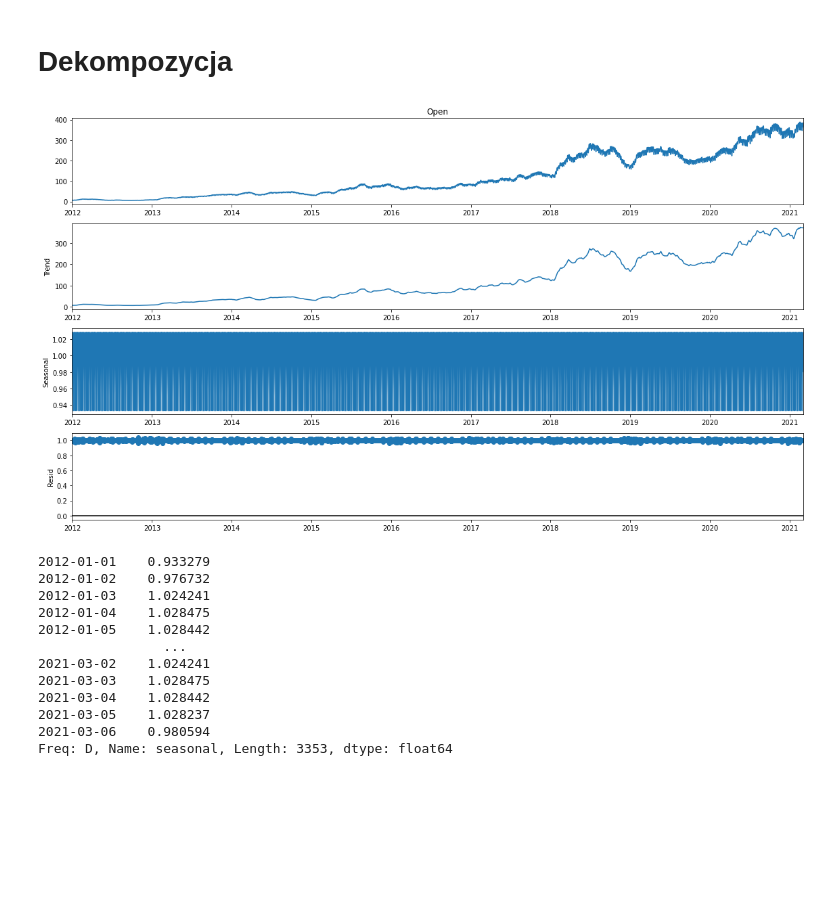
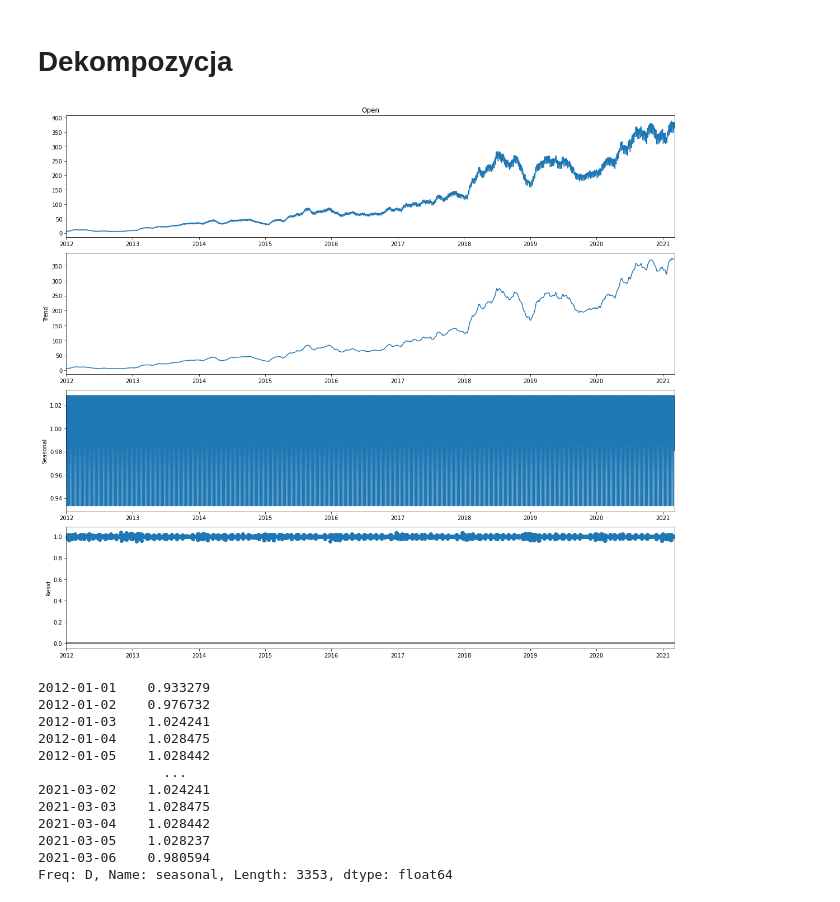
Before and after one commit to Staszek15/ARMA-Netflix-time-series, a Jupyter notebook: ARMA.ipynb, the cells around one changed output. Saved outputs shown, nothing was run; the diff lists cells and outputs as text; code cells hidden in the pictures; blank space fills up the shorter version.

```diff
--- a/ARMA.ipynb
+++ b/ARMA.ipynb
@@ -141,14 +168,14 @@ Text(0.5, 1.0, 'Wykres zależności ceny otwarcia od czasu dla zbioru treningowe
 # %% [markdown]
 # Dekompozycja
 # %%
-plt.rcParams["figure.figsize"] = (16,9)
+plt.rcParams["figure.figsize"] = (16,14)
 decompose_result = seasonal_decompose(training["Open"], model="multiplicative")
 decompose_result.plot();
 plt.rcParams["figure.figsize"] = (12,7)
 
 plt.savefig("decomposition.pdf", bbox_inches='tight')
 # %% [output]
-[figure, old version]
+[figure, new version]
 # %%
 seasonal = decompose_result.seasonal
 seasonal
```
Also changed, not shown: parts of 37 cells of this notebook.
